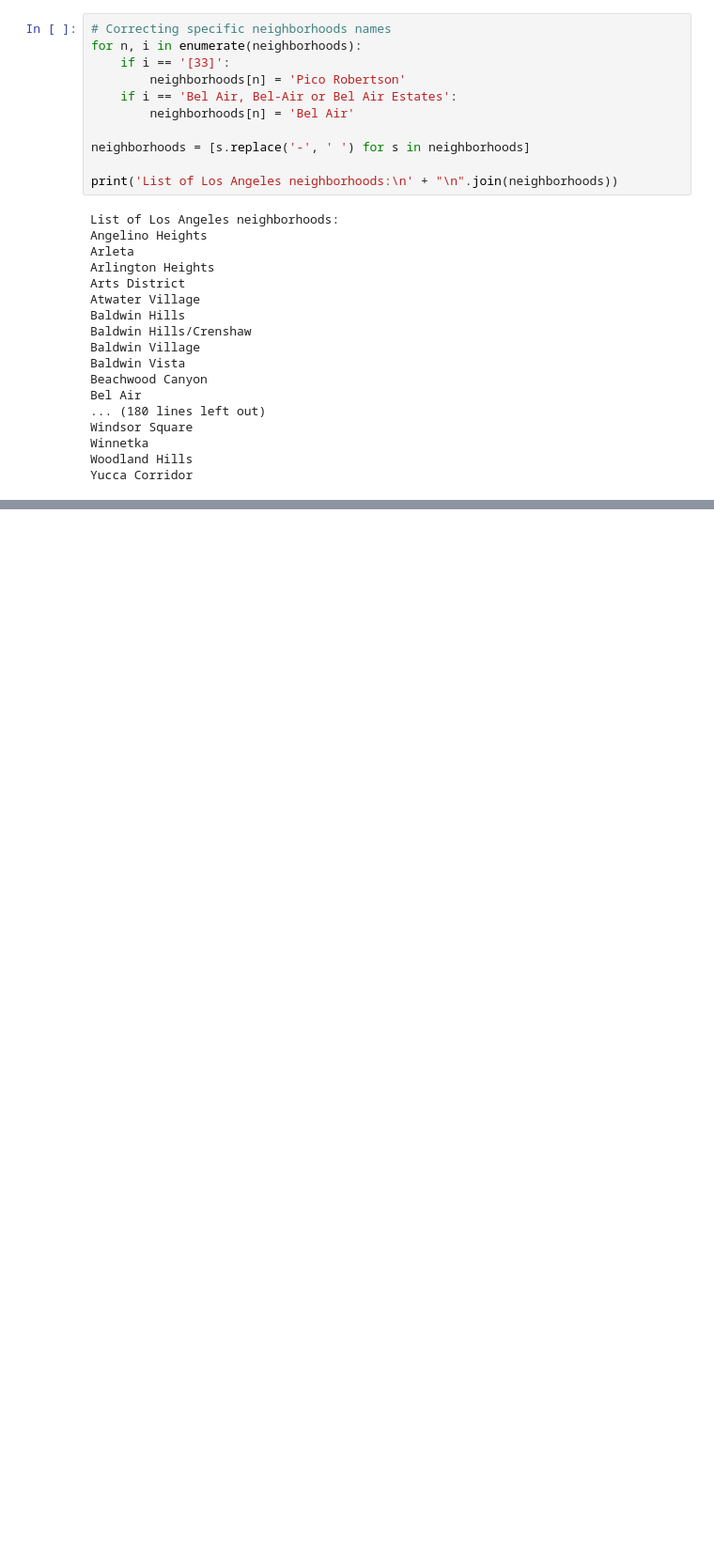
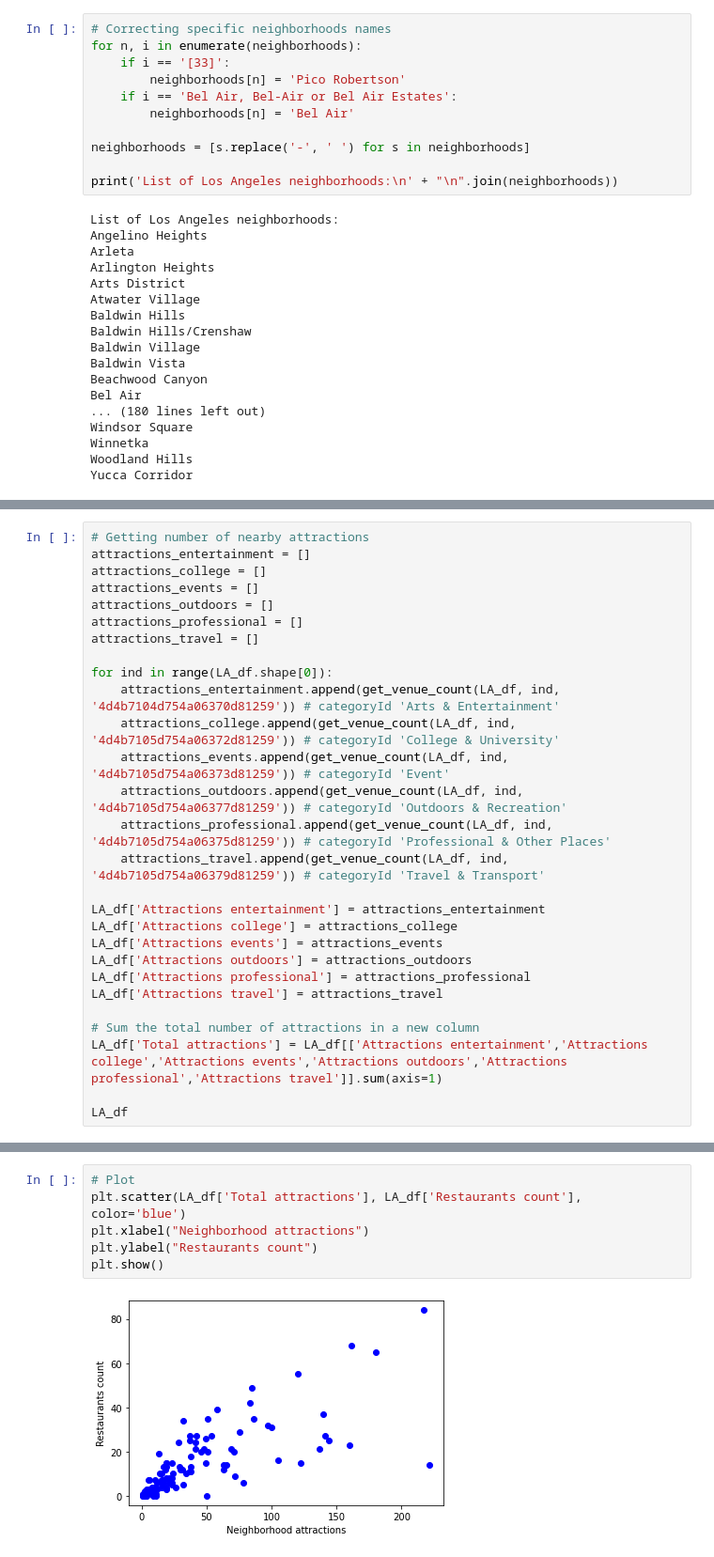
Before and after one commit to hammoud39/Machine_learning_capstone, a Jupyter notebook: Capstone Project - The Battle of Neighborhoods.ipynb, the cells around one changed output, grey strips where cells are left out. Shown: that part at 94% size. Cells and saved outputs as stored; diff of their text form; blank space fills up the shorter version.

```diff
--- a/Capstone Project - The Battle of Neighborhoods.ipynb
+++ b/Capstone Project - The Battle of Neighborhoods.ipynb
@@ -270,0 +358,28 @@ radius = 500
+# %%
+# Getting number of nearby attractions
+attractions_entertainment = []
+attractions_college = []
+attractions_events = []
+attractions_outdoors = []
+attractions_professional = []
+attractions_travel = []
+
+for ind in range(LA_df.shape[0]):
+    attractions_entertainment.append(get_venue_count(LA_df, ind, '4d4b7104d754a06370d81259')) # categoryId 'Arts & Entertainment'
+    attractions_college.append(get_venue_count(LA_df, ind, '4d4b7105d754a06372d81259')) # categoryId 'College & University'
+    attractions_events.append(get_venue_count(LA_df, ind, '4d4b7105d754a06373d81259')) # categoryId 'Event'
+    attractions_outdoors.append(get_venue_count(LA_df, ind, '4d4b7105d754a06377d81259')) # categoryId 'Outdoors & Recreation'
+    attractions_professional.append(get_venue_count(LA_df, ind, '4d4b7105d754a06375d81259')) # categoryId 'Professional & Other Places'
+    attractions_travel.append(get_venue_count(LA_df, ind, '4d4b7105d754a06379d81259')) # categoryId 'Travel & Transport'
+
+LA_df['Attractions entertainment'] = attractions_entertainment
+LA_df['Attractions college'] = attractions_college
+LA_df['Attractions events'] = attractions_events
+LA_df['Attractions outdoors'] = attractions_outdoors
+LA_df['Attractions professional'] = attractions_professional
+LA_df['Attractions travel'] = attractions_travel
+
+# Sum the total number of attractions in a new column
+LA_df['Total attractions'] = LA_df[['Attractions entertainment','Attractions college','Attractions events','Attractions outdoors','Attractions professional','Attractions travel']].sum(axis=1)
+
+LA_df
@@ -270,0 +405,8 @@ radius = 500
+# %%
+# Plot
+plt.scatter(LA_df['Total attractions'], LA_df['Restaurants count'],  color='blue')
+plt.xlabel("Neighborhood attractions")
+plt.ylabel("Restaurants count")
+plt.show()
+# %% [output]
+[figure, added]
```
Also changed, not shown: parts of 25 cells of this notebook, 2 other files.
